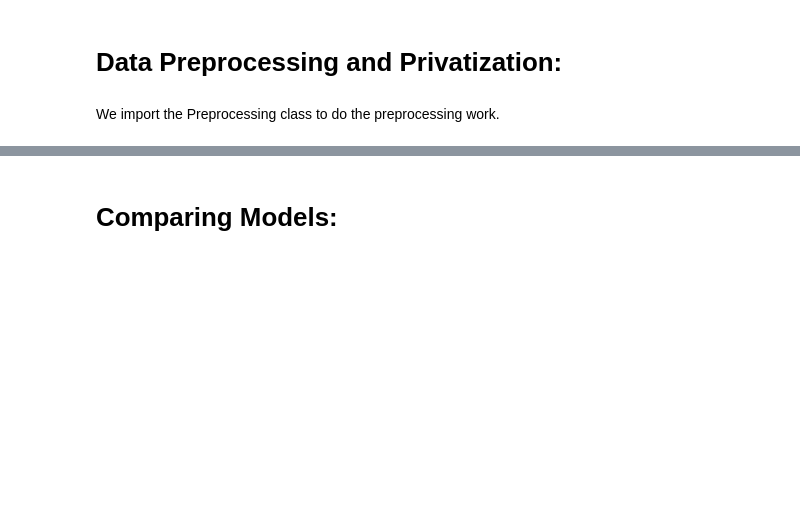
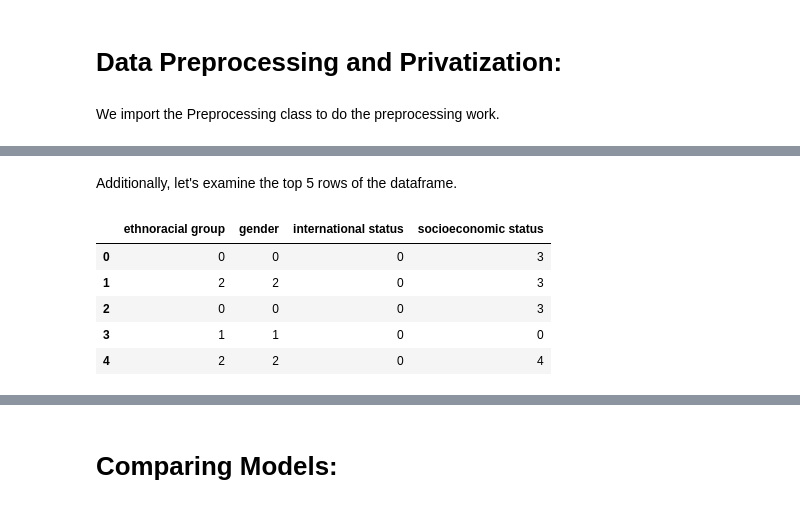
Before and after one commit to austineamonn/SummerResearch2024, a Jupyter notebook: notebooks/main.ipynb, the cells around one changed output, grey strips where cells are left out. Saved outputs shown, nothing was run; the diff lists cells and outputs as text; code cells hidden in the pictures; blank space fills up the shorter version.

```diff
--- a/notebooks/main.ipynb
+++ b/notebooks/main.ipynb
@@ -185,0 +402,2 @@ get_feature_importance(Model)
+# %%
+private_cols_processor = PrivateColumns(data)
@@ -185,0 +406,2 @@ get_feature_importance(Model)
+# %%
+privacy_cols_df = private_cols_processor.get_private_cols(synthetic_data)
@@ -185,0 +424,12 @@ get_feature_importance(Model)
+# %% [markdown]
+Additionally, let's examine the top 5 rows of the dataframe.
+# %%
+privacy_cols_df.head(n=5)
+# Change n to larger numbers to see more rows of the dataframe
+# %% [output]
+|  | ethnoracial group | gender | international status | socioeconomic status |
+| 0 | 0 | 0 | 0 | 3 |
+| 1 | 2 | 2 | 0 | 3 |
+| 2 | 0 | 0 | 0 | 3 |
+| 3 | 1 | 1 | 0 | 0 |
+| 4 | 2 | 2 | 0 | 4 |
```
Also changed, not shown: parts of 64 cells of this notebook, 4 other files.
